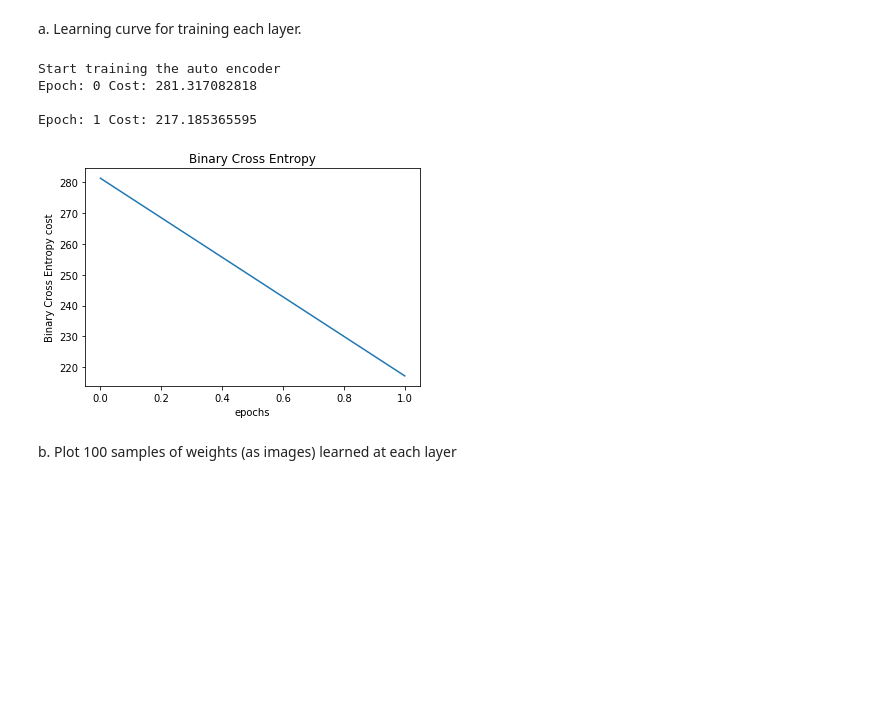
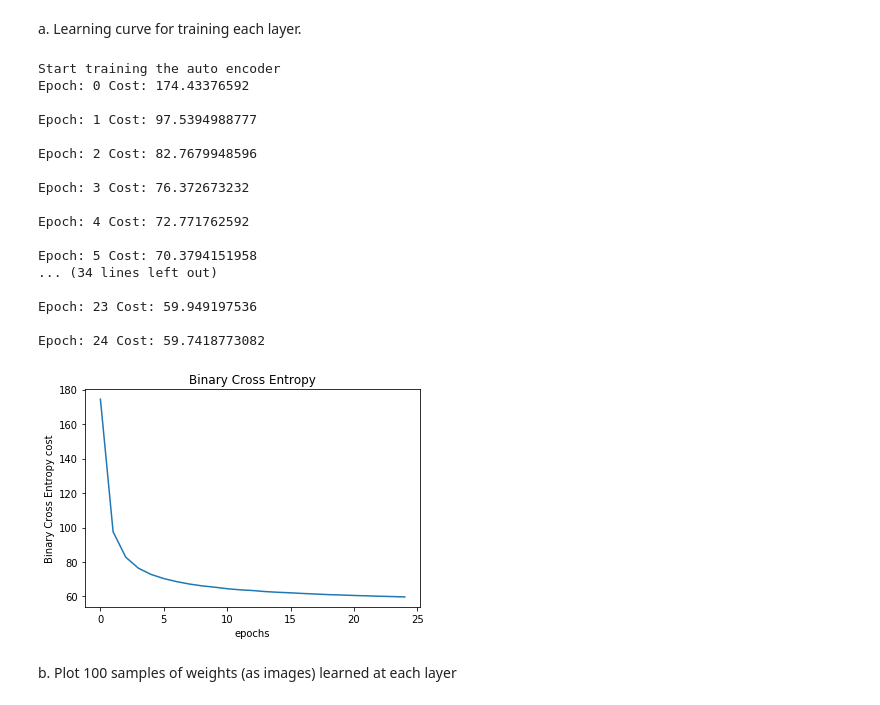
Before and after one commit to edwardsujono/neural_network_deep_cnn_autoencoder, a Jupyter notebook: Auto Encoder.ipynb, the cells around one changed output. Saved outputs shown, nothing was run; the diff lists cells and outputs as text; code cells hidden in the pictures; blank space fills up the shorter version.

```diff
--- a/Auto Encoder.ipynb
+++ b/Auto Encoder.ipynb
@@ -382,35 +535,48 @@ Plot
 a. Learning curve for training each layer.
 # %%
 num_feature = len(train_x[0])
-list_hidden_layer = [400,400,400]
-epochs = 2
-batch_size = 3000
+list_hidden_layer = [900,625,400]
+epochs = 25
+batch_size = 128
 num_output = 10
 
 softmax = SoftmaxAutoEncoder(num_features=num_feature, num_outputs=num_output,
                              list_hidden_layer=list_hidden_layer, learning_rate=0.1)
 
 softmax.start_train_auto_encoder(epochs=epochs, batch_size=batch_size,
                                  train_x=train_x, train_y=train_y, verbose=True)
 
 list_cost = softmax.get_total_costs_of_auto_encoder()
 
 visualizer = DataVisualization()
 
 %matplotlib inline
 
 visualizer.show_plot(list_x_point=range(epochs),
                      list_y_point=list_cost,
                      x_label='epochs',
                      y_label='Binary Cross Entropy cost',
                      title='Binary Cross Entropy',
                      figure_name='project_b/images/1a_cost.png')
 # %% [output]
 Start training the auto encoder
-Epoch: 0 Cost: 281.317082818
+Epoch: 0 Cost: 174.43376592
 
-Epoch: 1 Cost: 217.185365595
+Epoch: 1 Cost: 97.5394988777
+
+Epoch: 2 Cost: 82.7679948596
+
+Epoch: 3 Cost: 76.372673232
+
+Epoch: 4 Cost: 72.771762592
+
+Epoch: 5 Cost: 70.3794151958
+... (34 lines left out)
+
+Epoch: 23 Cost: 59.949197536
+
+Epoch: 24 Cost: 59.7418773082
-[figure, old version]
+[figure, new version]
 # %% [markdown]
 b. Plot 100 samples of weights (as images) learned at each layer
 # %%
```
Also changed, not shown: parts of 22 cells of this notebook, 1 other file.
